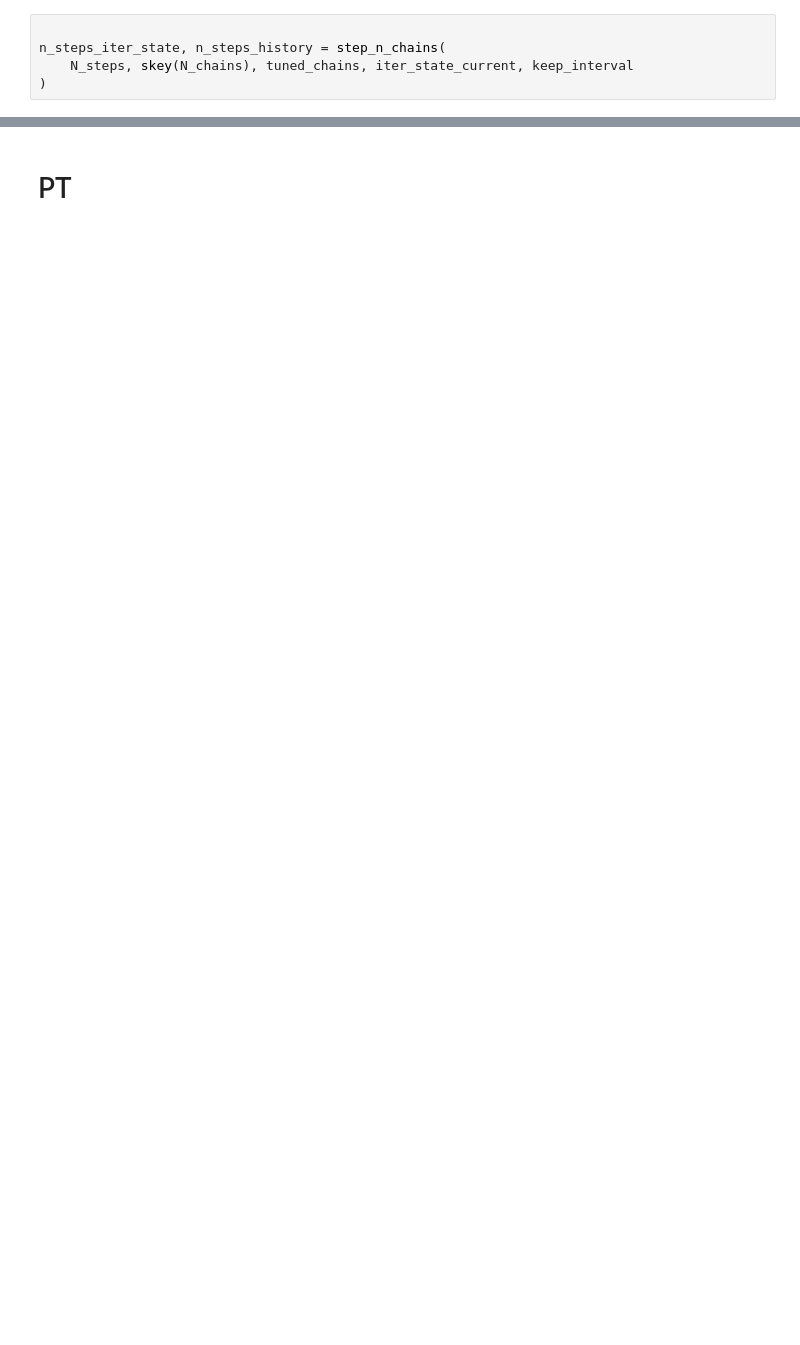
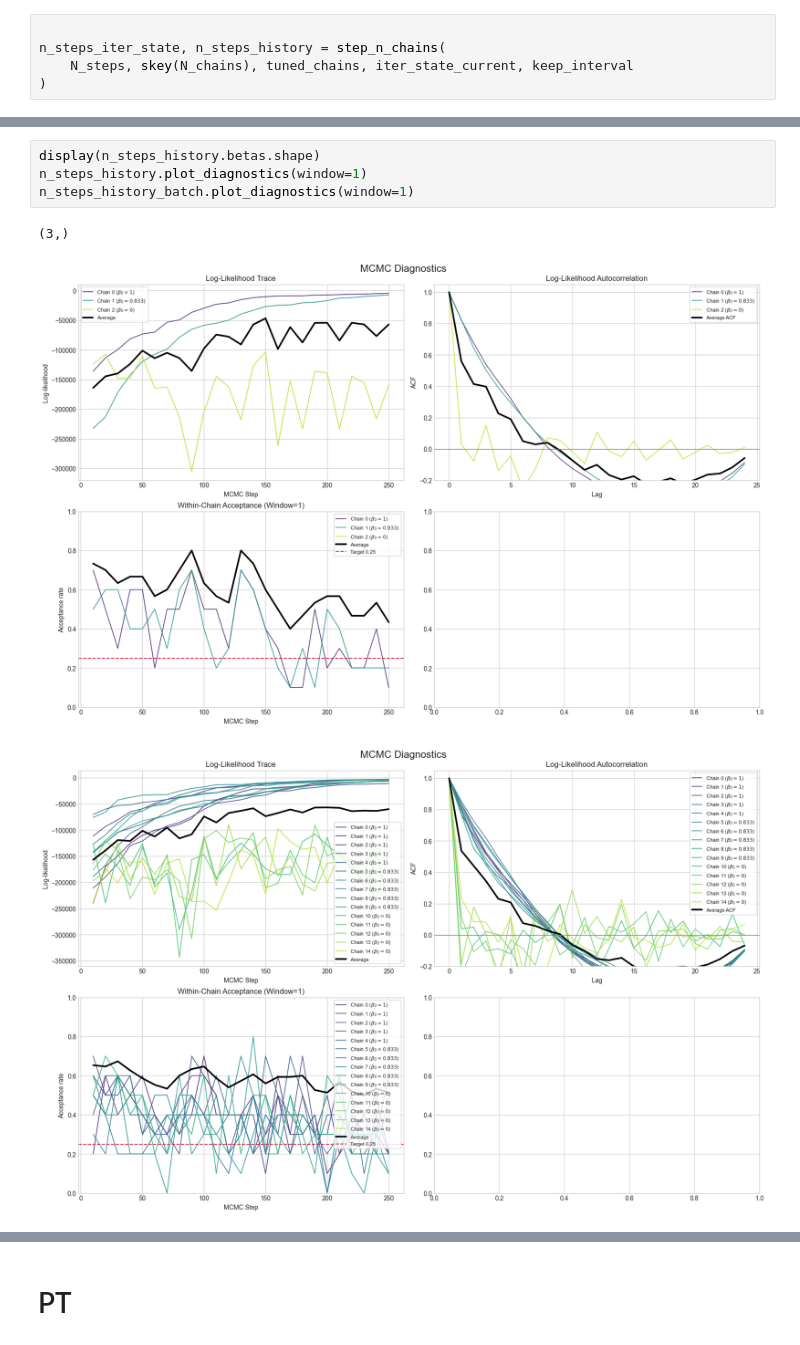
Before and after one commit to JeppeKlitgaard/nanopinv, a Jupyter notebook: examples/crosshole_GPR_tomography/crosshole_GPR_tomography copy 3.ipynb, the cells around one changed output, grey strips where cells are left out. Cells and saved outputs as stored; diff of their text form; blank space fills up the shorter version.

```diff
--- a/examples/crosshole_GPR_tomography/crosshole_GPR_tomography copy 3.ipynb
+++ b/examples/crosshole_GPR_tomography/crosshole_GPR_tomography copy 3.ipynb
@@ -248,0 +358,8 @@ n_steps_history
+# %%
+display(n_steps_history.betas.shape)
+n_steps_history.plot_diagnostics(window=1)
+n_steps_history_batch.plot_diagnostics(window=1)
+# %% [output]
+(3,)
+[figure, added]
+[figure, added]
```
Also changed, not shown: parts of 76 cells of this notebook, 3 other files.
